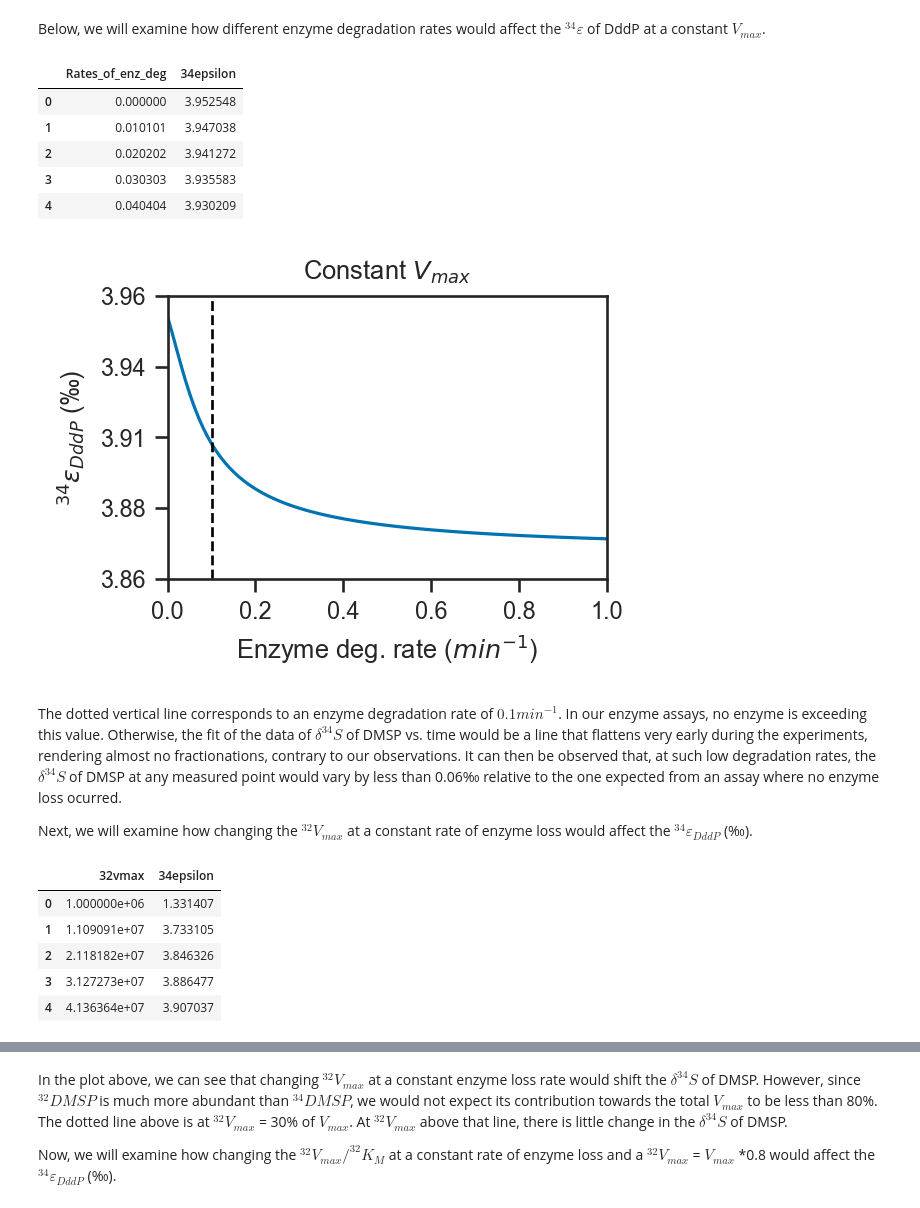
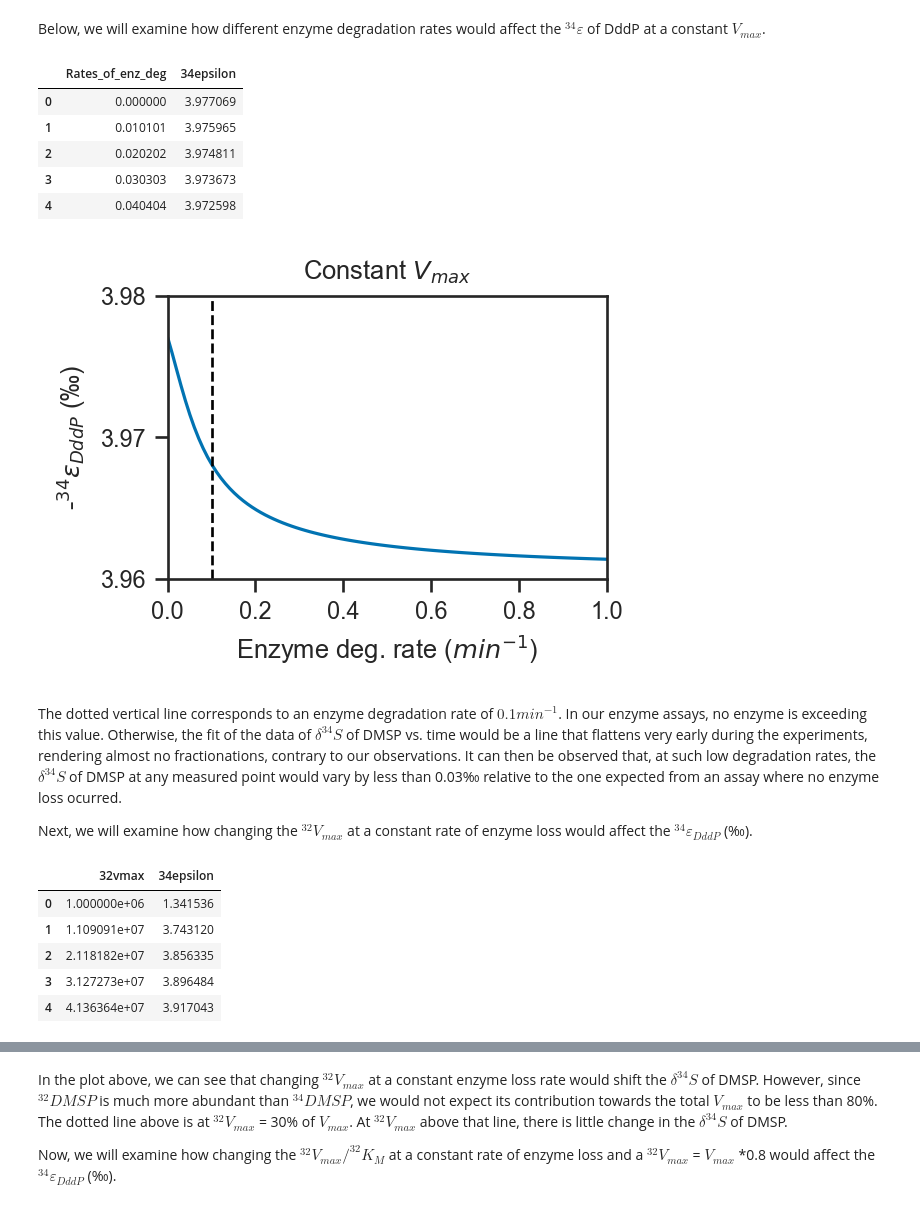
Before and after one commit to daniosro/DMSP, a Jupyter notebook: code/templates/Enzyme_degradation_modelling.ipynb, the cells around one changed output, grey strips where cells are left out. Drawn from its saved outputs; the diff is of its cells as text; code cells hidden in the pictures.

```diff
--- a/code/templates/Enzyme_degradation_modelling.ipynb
+++ b/code/templates/Enzyme_degradation_modelling.ipynb
@@ -189,7 +189,7 @@ Let's define the parameters for integration.
 # Define parameters for integration
 
 # For DddP (this study)
-alpha = (-3.97/1000)+1
+alpha = (-3.98/1000)+1
 # Initial concentration of DMSP in nM
 dmsp_init = 207*1000
 #Get the isotopic composition of initial DMSP
@@ -200,7 +200,7 @@ c = (3.479,*dmsp_iso_init)
 #For DddP (in nM)
 #This is the value of K_M that allows to better reproduce the
 # slope with coherent d34S values of remaining DMSP. Units are nM.
-km = 2E9
+km = 1E10
 #Vmax in nM/min/nM enzyme. It will be calculated by reorganizing Eq. 2
 # d[DMSP]/dt was assumed to be equal to ([second point] - [first point])/min/enzyme concentration
 # In this case, the second point was [DMSP] at t=0 and the first point was [DMSP] at t = 3 min.
@@ -290,10 +299,15 @@ r_34_k = DMSP_34_k/DMSP_32_k
 d34s_k = (np.divide(r_34_k,r_34_std)-1) * 1000
 total_k = DMSP_34_k+DMSP_32_k
 
+# Calculate ln (delta + 1) to accurately determine epsilon from the slope
+# of the linear regression on ln (fraction of DMSP remaining) following
+# Mariotti et al. (1981)
+ln_delta_p1_k = 1000*np.log((d34s_k/1000)+1)
+
 # Calculate the fraction of substrate remaining for k=!0
 f_r_k = total_k/dmsp_init
 #Determine -ln (f_R) for k=!0
 minusnatlog_f_r_k = -np.log(f_r_k)
 #Get the slope of the line in a plot of -ln (f_R) vs. the d34s of DMSP,
 #equivalent to the fractionation factor with loss of enzyme activity
-slope_k, _, _, _, _ = linregress(minusnatlog_f_r_k, d34s_k)
+slope_k, _, _, _, _ = linregress(minusnatlog_f_r_k, ln_delta_p1_k)
@@ -424,15 +442,15 @@ ax2 = plt.subplot(223)
 ax3 = plt.subplot(122)
 
 #Assing plots to axes
-ax1.plot(df_DMSP['-ln_fr_no_enz_deg'], df_DMSP['d34s_no_enz_deg'], color ='#0072B2')
-ax2.plot(df_DMSP['-ln_fr_enz_deg'], df_DMSP['d34s_enz_deg'], color='#D55E00')
-ax3.plot(df_DMSP['Time'], df_DMSP['d34s_no_enz_deg'],
-label ='$\delta^{34}{S}$ without deg', color ='#0072B2')
-ax3.plot(df_DMSP['Time'], df_DMSP['d34s_enz_deg'],
-label='$\delta^{34}{S}$ with deg', color ='#D55E00')
+ax1.plot(df_DMSP['-ln_fr_no_enz_deg'], df_DMSP['ln_delta_p1_no_enz_deg'], color ='#0072B2')
+ax2.plot(df_DMSP['-ln_fr_enz_deg'], df_DMSP['ln_delta_p1_enz_deg'], color='#D55E00')
+ax3.plot(df_DMSP['Time'], df_DMSP['ln_delta_p1_no_enz_deg'],
+label ='$\delta^{34}{S}$ without enzyme deg.', color ='#0072B2')
+ax3.plot(df_DMSP['Time'], df_DMSP['ln_delta_p1_enz_deg'],
+label='$\delta^{34}{S}$ with enzyme deg.', color ='#D55E00')
 
 #Add axes labels and legends to the first plot
-ax1.set_ylabel ('$\delta ^{34}$S DMSP$_{VCDT}$ (‰)')
+ax1.set_ylabel ('ln($\delta ^{34}S_{VCDT}$ +1) (‰)')
 ax1.set_xlabel ('-ln $f_{R}$')
 ax1.set_yticks(np.linspace(14,28,5))
 
@@ -446,7 +464,7 @@ ax1.text(1, 0, '$^{34}$$\epsilon$ = %s ‰' %(-slope_0.round(2)), transform=ax1.
     verticalalignment='bottom', horizontalalignment='right', fontsize=10)
 
 #Add axes labels and legends to the second plot
-ax2.set_ylabel ('$\delta ^{34}$S DMSP$_{VCDT}$ (‰)')
+ax2.set_ylabel ('ln($\delta ^{34}S_{VCDT}$ +1) (‰)')
 ax2.set_xlabel ('-ln $f_{R}$')
 ax2.set_ylim (14,19)
 ax2.set_title('Fractionation of S isotopes in \n DMSP with enz. degradation')
@@ -460,7 +478,7 @@ ax2.text(1, 0, '$^{34}$$\epsilon$ = %s ‰' %(-slope_k.round(2)), transform=ax2.
 
 #Add axes labels and legends
 ax3.set_xlabel ('Time (min)')
-ax3.set_ylabel ('$\delta ^{34}$S DMSP$_{VCDT}$ (‰)')
+ax3.set_ylabel ('ln($\delta ^{34}S_{VCDT}$ +1) (‰)')
 ax3.set_xlim (0,60)
 ax3.set_yticks(range(14,35,4))
 ax3.set_ylim (14,34)
@@ -475,7 +493,7 @@ df_group = df_dddp.groupby(['Replicate'])
 for i, (group, data) in enumerate(df_group):
 
 #Plot experimental data
-    ax3.scatter(data.Time_min, data.d34S_approx_DMSP, color = '#864410')
+    ax3.scatter(data.Time_min, data.d34S_approx_DMSP, color = '#D55E00')
 
 #Show legend
 ax3.legend()
@@ -520,7 +538,7 @@ for i in k:
     r_34 = DMSP_34/DMSP_32
     # Calculate d34S and total DMSP
     d34s = (np.divide(r_34,r_34_std)-1) * 1000
-    lin_app_d34s = 1000*np.log(1+d34s/1000)
+    ln_d34s_p1 = 1000*np.log(1+d34s/1000)
     total = DMSP_34+DMSP_32
     #Calculate the fraction of reactant remaining
     f_r = total/dmsp_init
@@ -529,7 +547,7 @@ for i in k:
 
     #Get the slope of the line in a plot of -ln (f_R) vs. the linear approximation to the d34s of DMSP,
     #equivalent to the fractionation factor
-    slope, _, _, _, _ = linregress(minusnatlog_f_r, lin_app_d34s)
+    slope, _, _, _, _ = linregress(minusnatlog_f_r, ln_d34s_p1)
     #Append the fractionation factors for different rates of enzyme degradation to the previously created empty list
     slopes.append(slope)
     #Append the rate of enzyme degradation to the previously created empty list
@@ -541,41 +559,41 @@ df_34e_variable_enz_deg_rates = pd.DataFrame(list(zip(k_x,slopes)),
 df_34e_variable_enz_deg_rates.head()
 # %% [output]
 |  | Rates_of_enz_deg | 34epsilon |
-| 0 | 0.000000 | 3.952548 |
-| 1 | 0.010101 | 3.947038 |
-| 2 | 0.020202 | 3.941272 |
-| 3 | 0.030303 | 3.935583 |
-| 4 | 0.040404 | 3.930209 |
+| 0 | 0.000000 | 3.977069 |
+| 1 | 0.010101 | 3.975965 |
+| 2 | 0.020202 | 3.974811 |
+| 3 | 0.030303 | 3.973673 |
+| 4 | 0.040404 | 3.972598 |
 # %%
 #Export dataframe to csv
 df_34e_variable_enz_deg_rates.to_csv(f'{homedir}/data/modelling/34e_variable_enz_deg_rates.csv')
 # %%
 #Create figure
 fig, ax = plt.subplots(figsize=(2.95, 1.95), dpi=192)
 #Plot the enzyme degradation rates vs. the linear approximation to the d34s of DMSP
 plt.plot(df_34e_variable_enz_deg_rates['Rates_of_enz_deg'], df_34e_variable_enz_deg_rates['34epsilon'])
 #slopes = np.asarray(slopes)
 
 #Adjust y axis tick marks and decimal places
-ax.set_yticks(np.linspace(3.86,3.96,5))
+ax.set_yticks(np.linspace(3.96,3.98,3))
 ax.set_xlim (0,1)
 plt.gca().yaxis.set_major_formatter(StrMethodFormatter('{x:,.2f}'))
 
 #Add title and axes labels
 plt.title ('Constant $V_{max}$')
 plt.xlabel ('Enzyme deg. rate ($min^{-1}$)')
-plt.ylabel ('$^{34}\epsilon_{DddP}$ (‰)')
+plt.ylabel ('-$^{34}\epsilon_{DddP}$ (‰)')
 
 #Include a line that demarks the maximum enzyme degradation rate for any of the enzymes included in this study,
 #according to the curvature of the experimental data of linear approximation to the d34s of DMSP vs. time
 ax.axvline(linewidth=1, x = 0.1, color='black', linestyle='--')
 
 #Save figure
 fig.savefig(f'{homedir}/figures/enz_deg/modelling/change_in_34epsilon_variable_enz_deg_rates.pdf', bbox_inches='tight')
 # %% [output]
-[figure, old version]
+[figure, new version]
 # %% [markdown]
-The dotted vertical line corresponds to an enzyme degradation rate of $0.1 {min}^{-1}$. In our enzyme assays, no enzyme is exceeding this value. Otherwise, the fit of the data of $\delta^{34}S$ of DMSP vs. time would be  a line that flattens very early during the experiments, rendering almost no fractionations, contrary to our observations. It can then be observed that, at such low degradation rates, the $\delta^{34}S$ of DMSP at any measured point would vary by less than 0.06‰ relative to the one expected from an assay where no enzyme loss ocurred.
+The dotted vertical line corresponds to an enzyme degradation rate of $0.1 {min}^{-1}$. In our enzyme assays, no enzyme is exceeding this value. Otherwise, the fit of the data of $\delta^{34}S$ of DMSP vs. time would be  a line that flattens very early during the experiments, rendering almost no fractionations, contrary to our observations. It can then be observed that, at such low degradation rates, the $\delta^{34}S$ of DMSP at any measured point would vary by less than 0.03‰ relative to the one expected from an assay where no enzyme loss ocurred.
 
 Next, we will examine how changing the $^{32}V_{max}$ at a constant rate of enzyme loss would affect the $^{34}\varepsilon_{DddP}$ (‰).
 # %%
@@ -611,7 +629,7 @@ for i in vmax_32:
     r_34 = DMSP_34/DMSP_32
     # Calculate d34S and total DMSP
     d34s = (np.divide(r_34,r_34_std)-1) * 1000
-    lin_app_d34s = 1000*np.log(1+d34s/1000)
+    ln_d34s_p1 = 1000*np.log(1+d34s/1000)
     total = DMSP_34+DMSP_32
     #Calculate the fraction of reactant remaining
     f_r = total/dmsp_init
@@ -620,7 +638,7 @@ for i in vmax_32:
 
     #Get the slope of the line in a plot of -ln (f_R) vs. the linear approximation to the d34s of DMSP,
     #equivalent to the fractionation factor
-    slope, _, _, _, _ = linregress(minusnatlog_f_r, lin_app_d34s)
+    slope, _, _, _, _ = linregress(minusnatlog_f_r, ln_d34s_p1)
     #Append the fractionation factors for different Vmax to the previously created empty list
     slopes.append(slope)
     #Append the Vmax to the previously created empty list
@@ -632,11 +650,11 @@ df_34e_variable_32vmax = pd.DataFrame(list(zip(vmax_32_x,slopes)),
 df_34e_variable_32vmax.head()
 # %% [output]
 |  | 32vmax | 34epsilon |
-| 0 | 1.000000e+06 | 1.331407 |
-| 1 | 1.109091e+07 | 3.733105 |
-| 2 | 2.118182e+07 | 3.846326 |
-| 3 | 3.127273e+07 | 3.886477 |
-| 4 | 4.136364e+07 | 3.907037 |
+| 0 | 1.000000e+06 | 1.341536 |
+| 1 | 1.109091e+07 | 3.743120 |
+| 2 | 2.118182e+07 | 3.856335 |
+| 3 | 3.127273e+07 | 3.896484 |
+| 4 | 4.136364e+07 | 3.917043 |
 # %%
 #Export dataframe to csv
 df_34e_variable_32vmax.to_csv(f'{homedir}/data/modelling/34e_variable_32vmax.csv')
```
Also changed, not shown: parts of 14 cells of this notebook, 2 other files.
